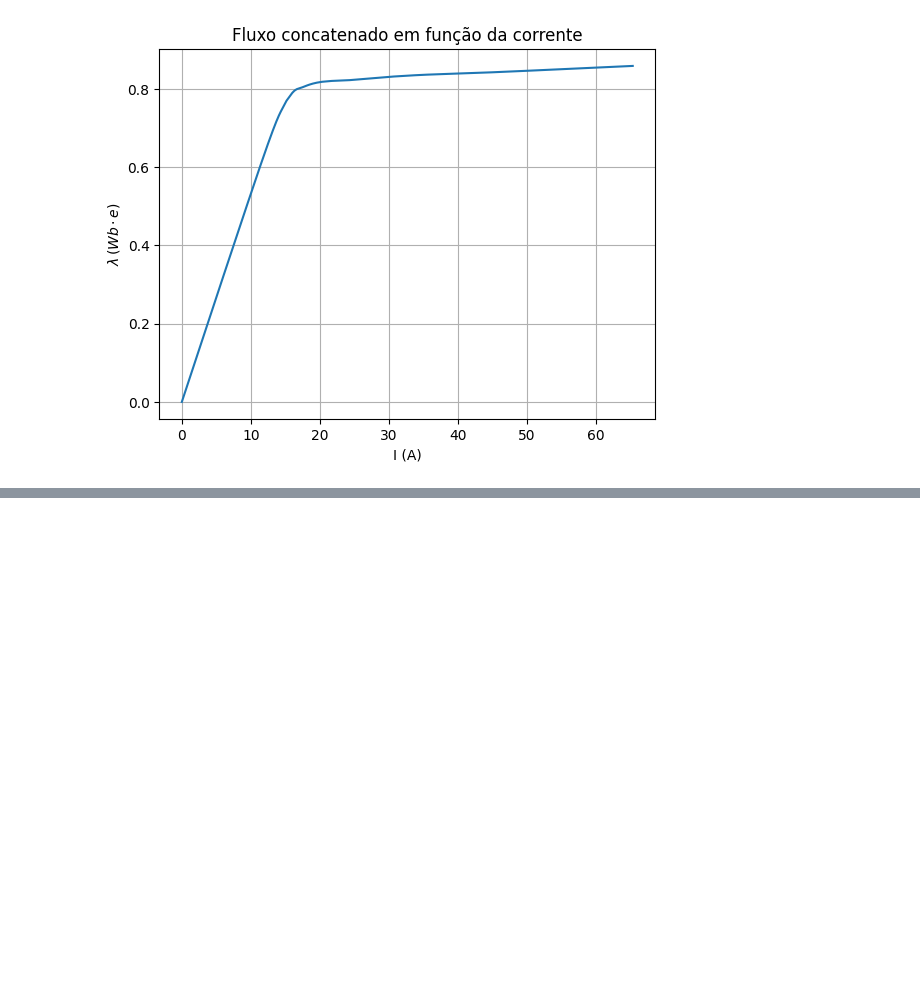
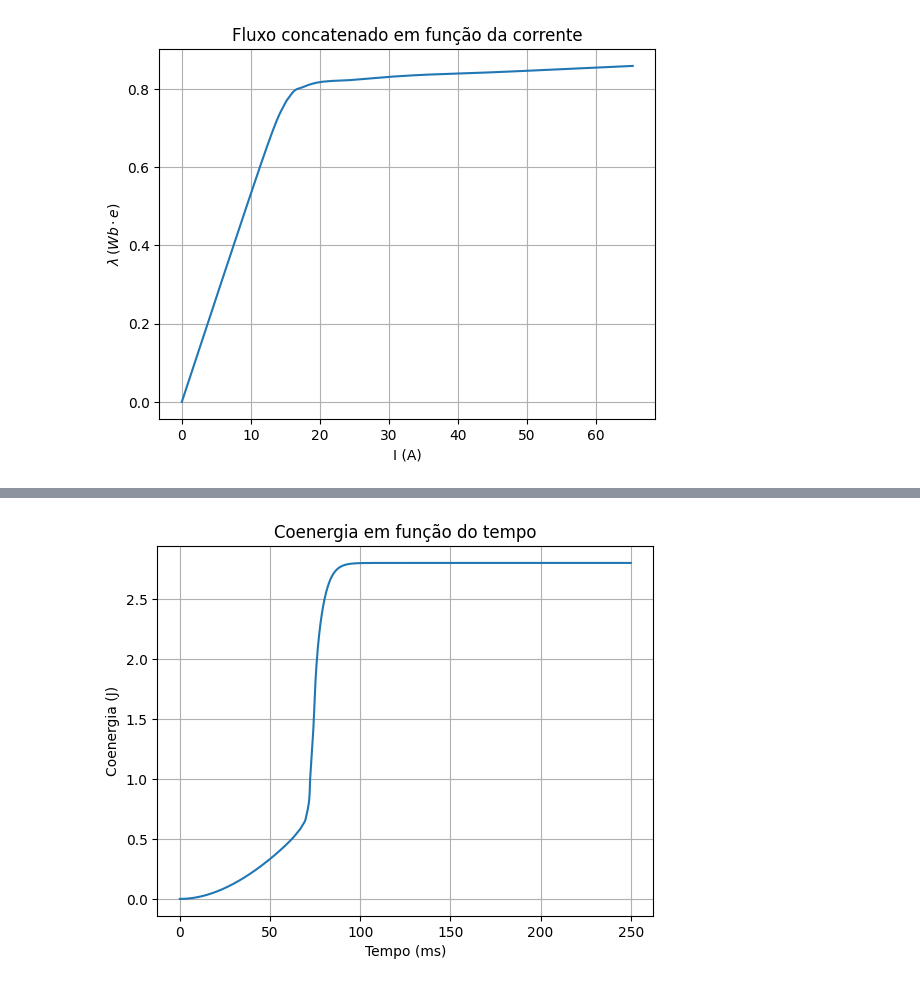
Before and after one commit to Tulio-Tav/Conversao_Eletromecanica, a Jupyter notebook: Projeto_de_conversao (1).ipynb, the cells around one changed output, grey strips where cells are left out. Cells and saved outputs as stored; diff of their text form; code cells hidden in the pictures; blank space fills up the shorter version.

```diff
--- a/Projeto_de_conversao (1).ipynb
+++ b/Projeto_de_conversao (1).ipynb
@@ -526,0 +506,11 @@ Comentário: Faz sentido o torque ser negativo, pois ele surge de modo a minimiz
+# %%
+# Coenergia em função do tempo
+
+plt.plot(t*1e3, Wc_array)
+plt.title('Coenergia em função do tempo')
+plt.xlabel('Tempo (ms)')
+plt.ylabel('Coenergia (J)')
+plt.grid(True)
+plt.show()
+# %% [output]
+[figure, added]
```
Also changed, not shown: parts of 6 cells of this notebook.
